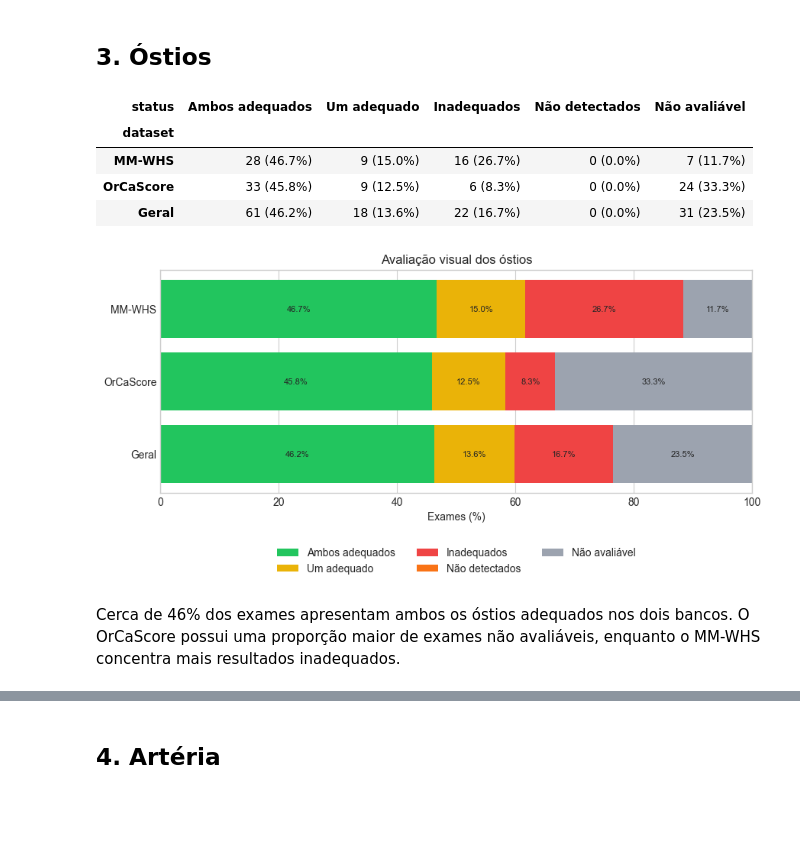
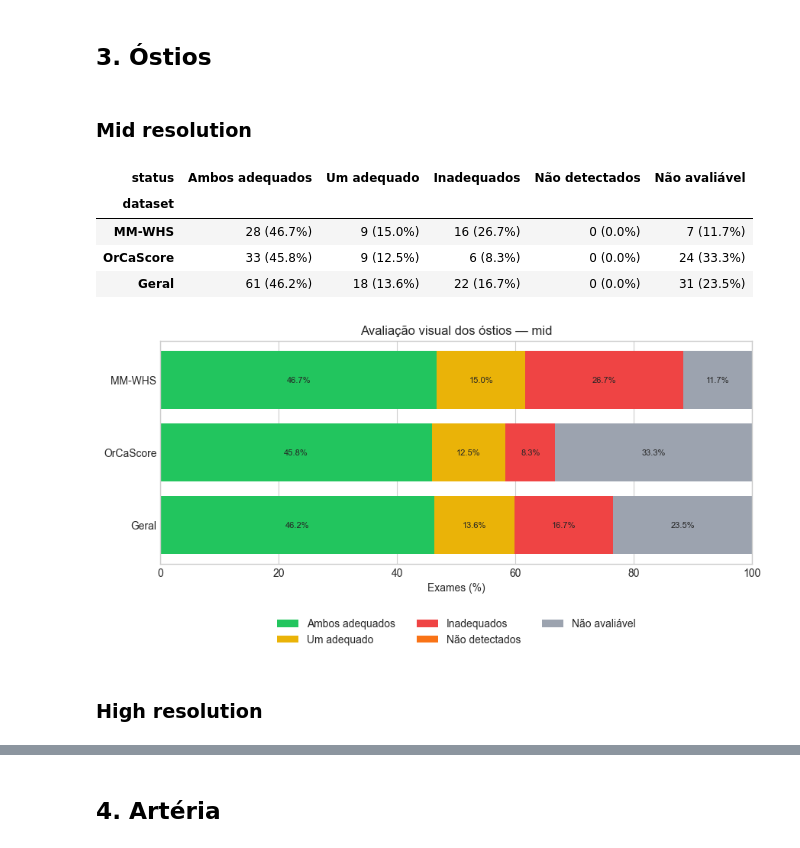
Before and after one commit to matheusssilva991/coronary-centerline-detection, a Jupyter notebook: src/eda/external_ccta_visual_assessment.ipynb, the cells around one changed output, grey strips where cells are left out. Cells and saved outputs as stored; diff of their text form; code cells hidden in the pictures; blank space fills up the shorter version.

```diff
--- a/src/eda/external_ccta_visual_assessment.ipynb
+++ b/src/eda/external_ccta_visual_assessment.ipynb
@@ -213,17 +249,17 @@ A proporção de aortas adequadas é semelhante nos dois bancos: aproximadamente
 # %% [markdown]
 ## 3. Óstios
+# %% [markdown]
+### Mid resolution
 # %%
-ostia_summary = show_stage_results(
-    "ostia_result",
-    OSTIA_STATUS_ORDER,
-    "Avaliação visual dos óstios",
+ostia_mid = show_stage_results(
+    "mid", "ostia_result", OSTIA_STATUS_ORDER, "Avaliação visual dos óstios"
 )
 # %% [output]
 | status | Ambos adequados | Um adequado | Inadequados | Não detectados | Não avaliável |
 | dataset |  |  |  |  |  |
 | MM-WHS | 28 (46.7%) | 9 (15.0%) | 16 (26.7%) | 0 (0.0%) | 7 (11.7%) |
 | OrCaScore | 33 (45.8%) | 9 (12.5%) | 6 (8.3%) | 0 (0.0%) | 24 (33.3%) |
 | Geral | 61 (46.2%) | 18 (13.6%) | 22 (16.7%) | 0 (0.0%) | 31 (23.5%) |
-[figure, old version]
+[figure, new version]
-# %% [markdown]
-Cerca de 46% dos exames apresentam ambos os óstios adequados nos dois bancos. O OrCaScore possui uma proporção maior de exames não avaliáveis, enquanto o MM-WHS concentra mais resultados inadequados.
+# %% [markdown]
+### High resolution
```
Also changed, not shown: parts of 31 cells of this notebook, 17 other files.
